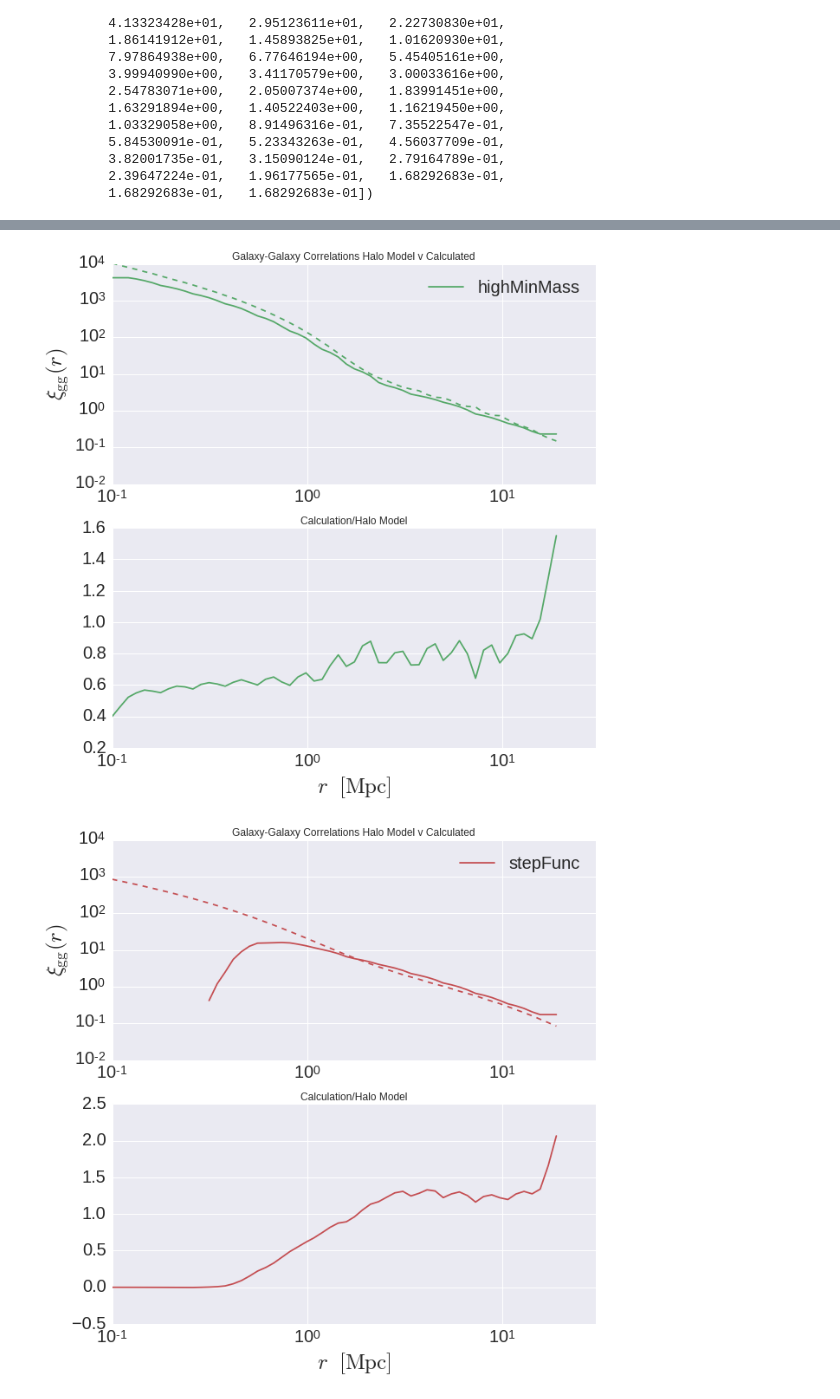
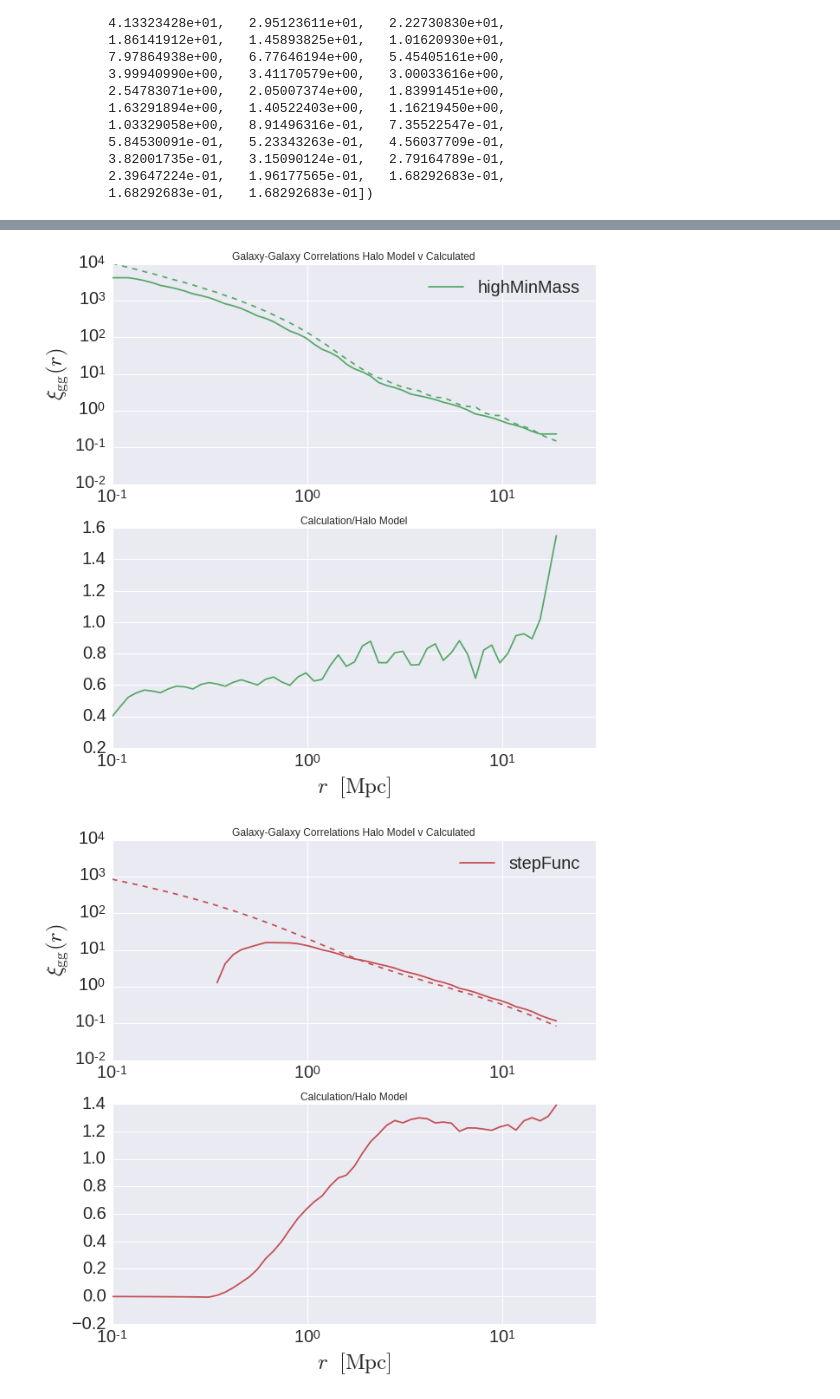
Before and after one commit to mclaughlin6464/HODEmulator, a Jupyter notebook: predictionsVCalculated.ipynb, the cells around one changed output, grey strips where cells are left out. Saved outputs shown, nothing was run; the diff lists cells and outputs as text; code cells hidden in the pictures.

```diff
--- a/predictionsVCalculated.ipynb
+++ b/predictionsVCalculated.ipynb
@@ -195,6 +195,12 @@ colors = sns.color_palette()
 #for vn, color in zip(version_names, colors):
 for (label, xi_all), color in zip(data.iteritems(), colors):
     fig = plt.figure(figsize = (10,10))
+    if data[label].shape[0] == 19:
+        rbins = np.logspace(-1, 1.7, 20)
+    else:
+        rbins = np.logspace(-1, 1.25, 15)
+    rbin_centers = (rbins[1:]+rbins[:-1])/2
+
     interp = np.interp(predictions[label][:,0], rbin_centers, data[label])
 
     plt.subplot(211)
@@ -213,31 +219,31 @@ for (label, xi_all), color in zip(data.iteritems(), colors):
 
 
     plt.title('Galaxy-Galaxy Correlations Halo Model v Calculated')
     plt.xlim(xmin = 0.1, xmax = 30)
     plt.ylim(ymin = 1e-2, ymax = 1e4)
     plt.loglog()
     plt.xticks(fontsize=20)
     plt.yticks(fontsize=20)
     #plt.xlabel(r'$r $  $\rm{[Mpc]}$', fontsize=25)
     plt.ylabel(r'$\xi_{\rm gg}(r)$', fontsize=25)
     plt.legend(loc='best', fontsize=20)
 
     plt.subplot(212)
     plt.title('Calculation/Halo Model')
     interp = np.interp(predictions[label][:,0], rbin_centers, data[label])
     plt.plot(predictions[label][:,0], interp/predictions[label][:,1], color = color)
 
     plt.xlim(xmin = 0.1, xmax = 30)
     #plt.loglog()
     plt.xscale('log')
     plt.xticks(fontsize=20)
     plt.yticks(fontsize=20)
     plt.xlabel(r'$r $  $\rm{[Mpc]}$', fontsize=25)
     #plt.legend(loc='best', fontsize=20)
 
 
     plt.show()
 # %% [output]
 [figure]
 [figure]
-[figure, old version]
+[figure, new version]
```
Also changed, not shown: parts of 4 cells of this notebook, 1 other file.
